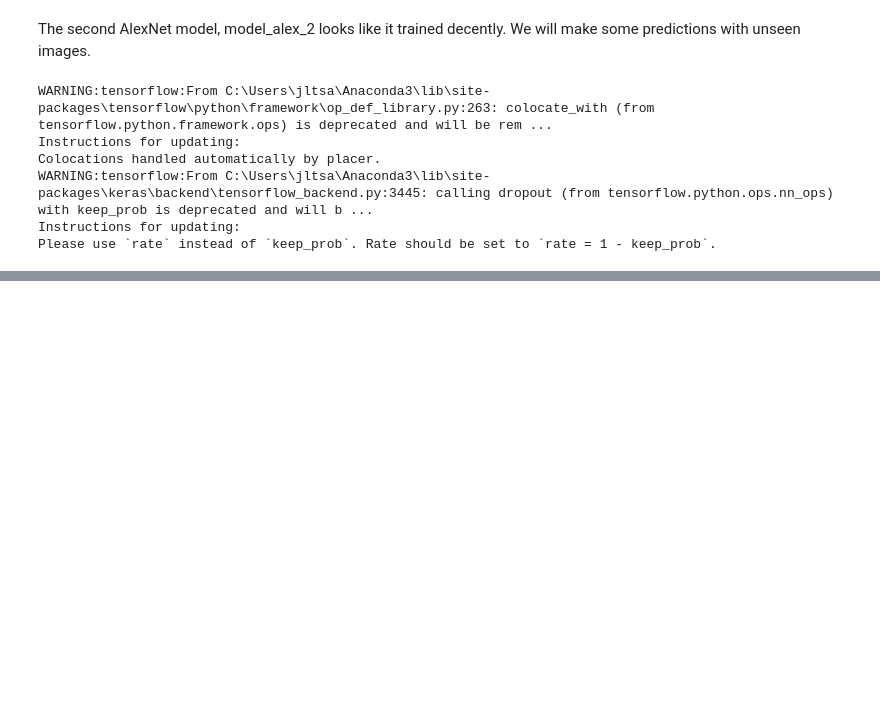
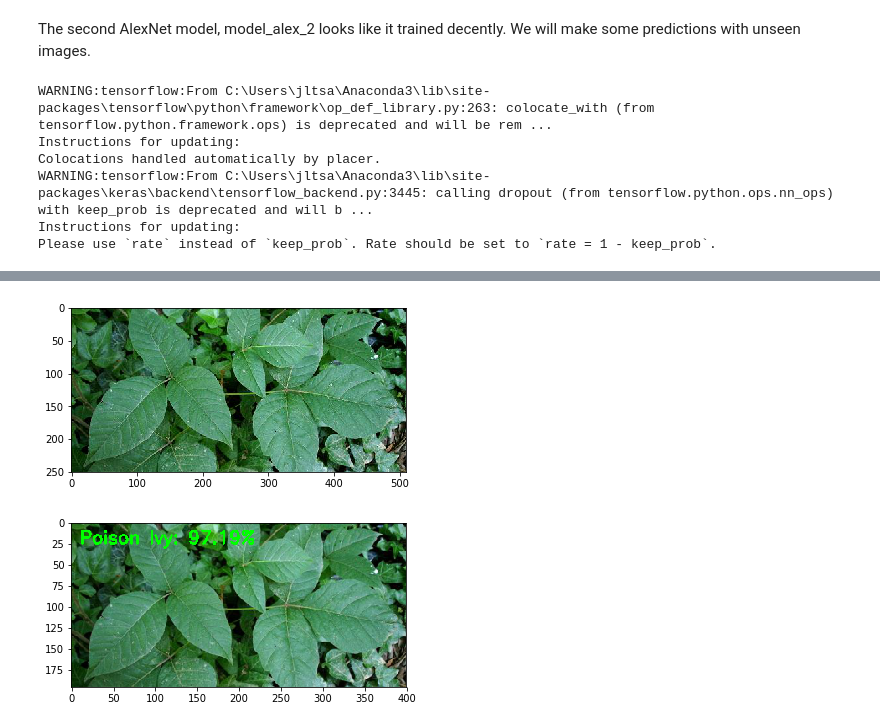
Before and after one commit to jltsao88/Capstone_Project_2, a Jupyter notebook: Binary_Classification_CNN.ipynb, the cells around one changed output, grey strips where cells are left out. Drawn from its saved outputs; the diff is of its cells as text; code cells hidden in the pictures; blank space fills up the shorter version.

```diff
--- a/Binary_Classification_CNN.ipynb
+++ b/Binary_Classification_CNN.ipynb
@@ -163,0 +160,8 @@ ivy1 = 'C:\\Users\\jltsa\\Desktop\\Project_2\\test_images\\poison_ivy\\ivy1.jpg'
+# %%
+#image paths
+ivy1 = 'C:\\Users\\jltsa\\Desktop\\Project_2\\test_images\\poison_ivy\\ivy1.jpg'
+ivy4 = 'C:\\Users\\jltsa\\Desktop\\Project_2\\test_images\\poison_ivy\\ivy4.jpg'
+ivy3 = 'C:\\Users\\jltsa\\Desktop\\Project_2\\test_images\\poison_ivy\\ivy3.jpg'
+leaves = 'C:\\Users\\jltsa\\Desktop\\Project_2\\test_images\\not_poisonous\\leaves.jpg'
+flower = 'C:\\Users\\jltsa\\Desktop\\Project_2\\test_images\\not_poisonous\\flower.jpg'
+maple = 'C:\\Users\\jltsa\\Desktop\\Project_2\\test_images\\not_poisonous\\maple_leaf.jpg'
@@ -191,0 +207,6 @@ make_prediction(ivy1, m)
+# %%
+display_im(ivy3)
+make_prediction(ivy3, m)
+# %% [output]
+[figure, added]
+[figure, added]
```
Also changed, not shown: parts of 11 cells of this notebook.
